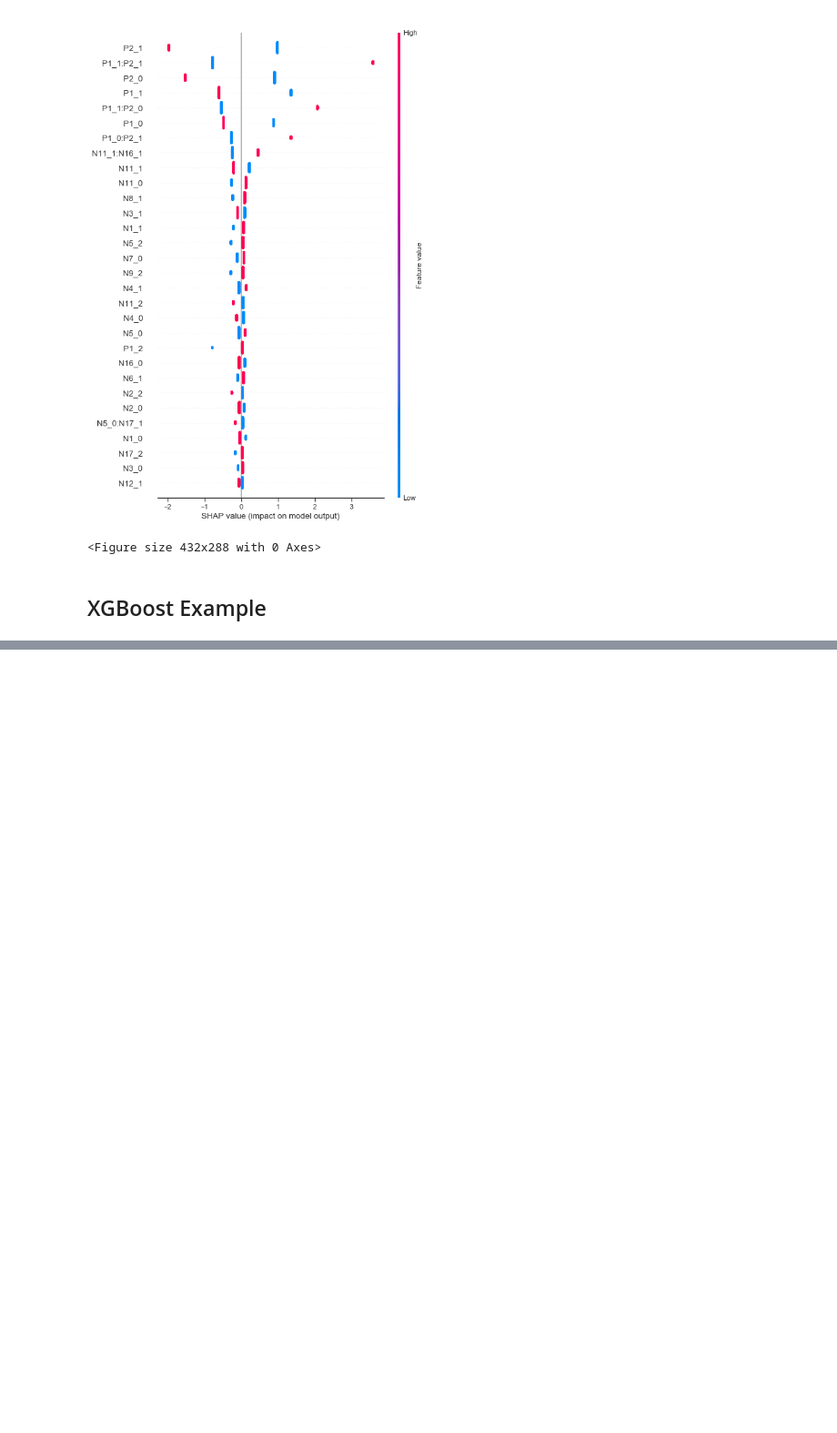
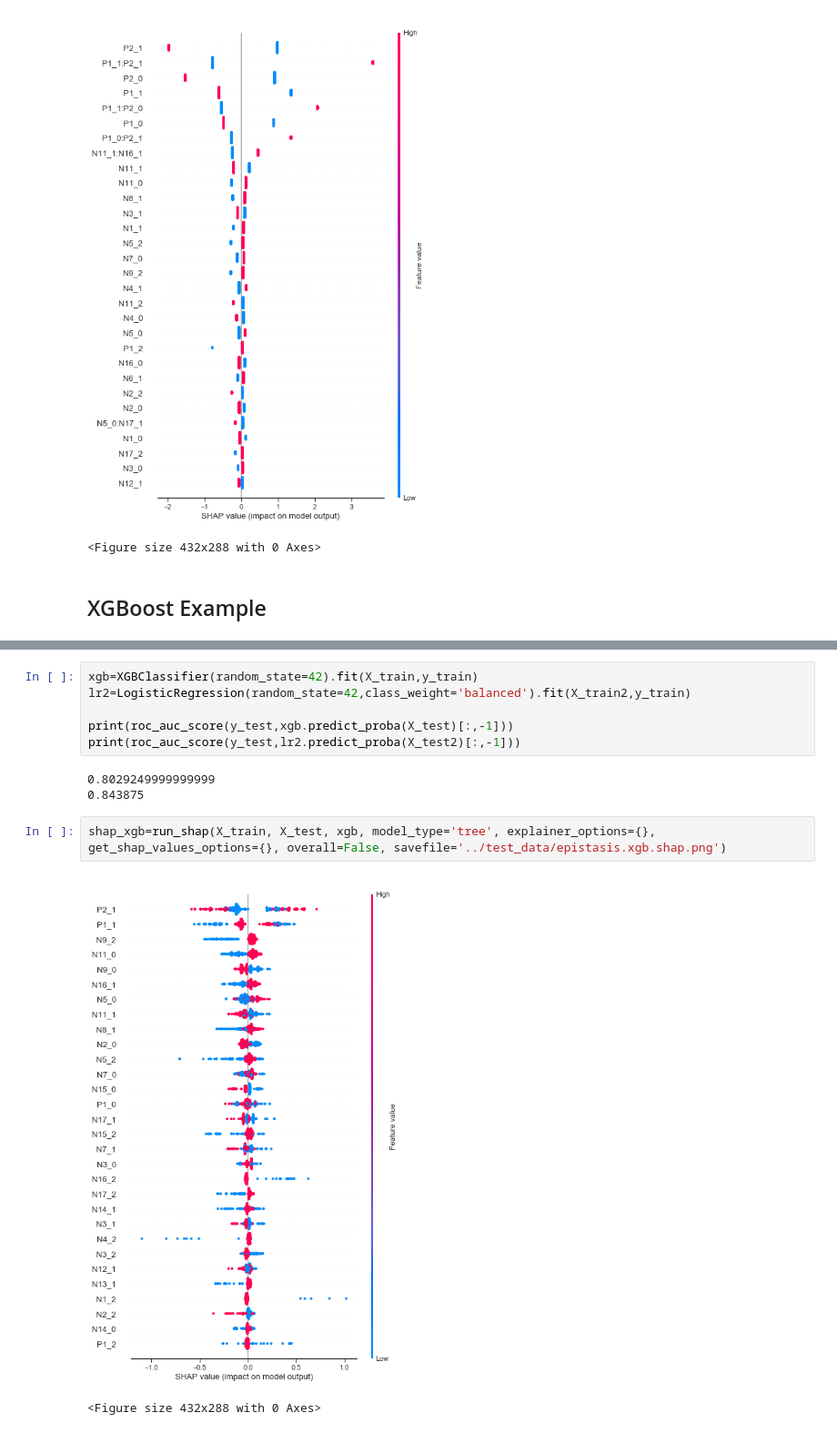
Before and after one commit to jlevy44/InteractionTransformer, a Jupyter notebook: demos/InteractionTransformerPythonDemo.ipynb, the cells around one changed output, grey strips where cells are left out. Shown at 91% size. Cells and saved outputs as stored; diff of their text form; blank space fills up the shorter version.

```diff
--- a/demos/InteractionTransformerPythonDemo.ipynb
+++ b/demos/InteractionTransformerPythonDemo.ipynb
@@ -96,0 +124,14 @@ training data did not have the following fields: f2, f8, f3, f5, f28, f34, f0, f
+# %%
+xgb=XGBClassifier(random_state=42).fit(X_train,y_train)
+lr2=LogisticRegression(random_state=42,class_weight='balanced').fit(X_train2,y_train)
+
+print(roc_auc_score(y_test,xgb.predict_proba(X_test)[:,-1]))
+print(roc_auc_score(y_test,lr2.predict_proba(X_test2)[:,-1]))
+# %% [output]
+0.8029249999999999
+0.843875
+# %%
+shap_xgb=run_shap(X_train, X_test, xgb, model_type='tree', explainer_options={}, get_shap_values_options={}, overall=False, savefile='../test_data/epistasis.xgb.shap.png')
+# %% [output]
+[figure, added]
+<Figure size 432x288 with 0 Axes>
```
Also changed, not shown: parts of 6 cells of this notebook.
